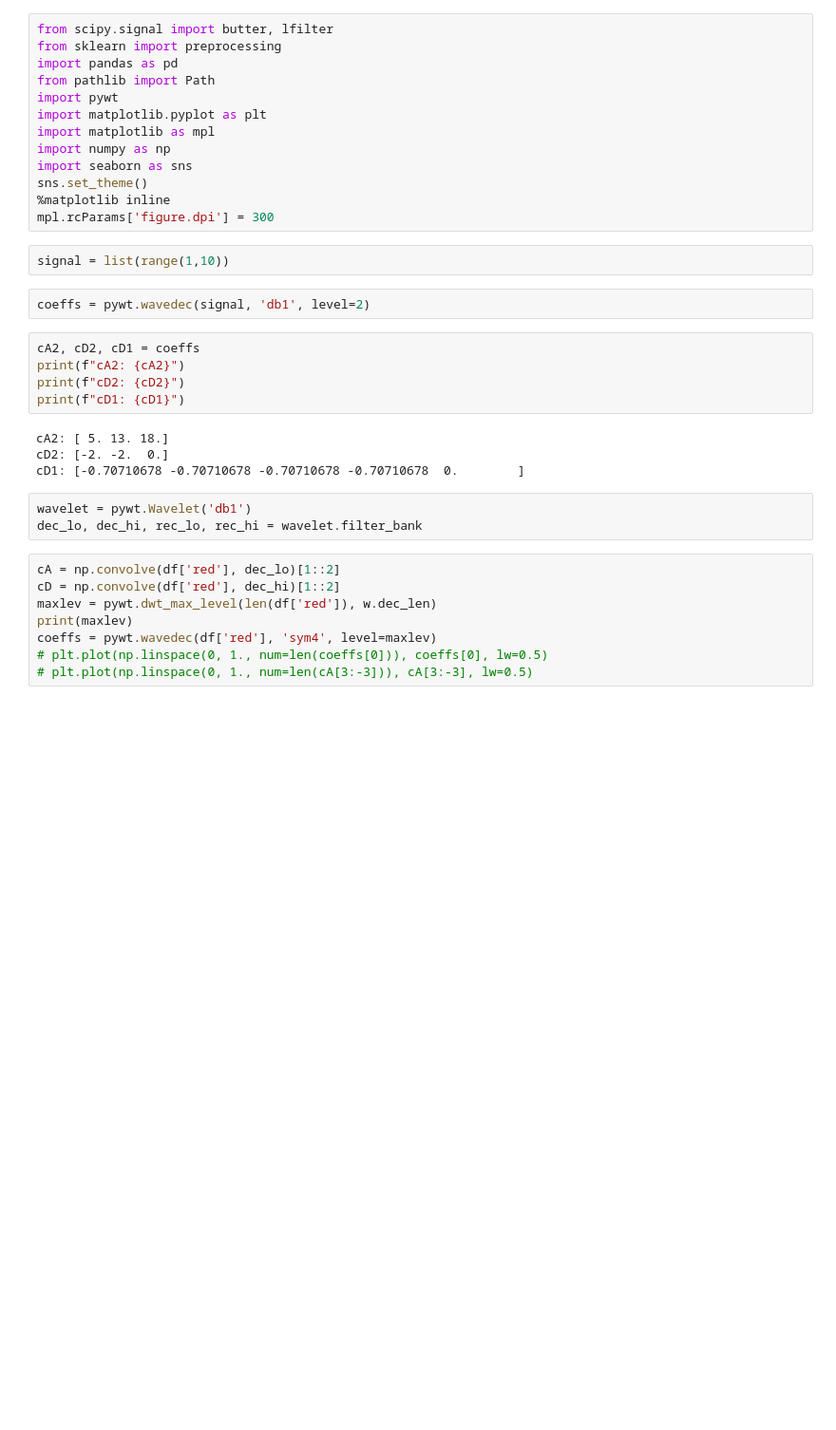
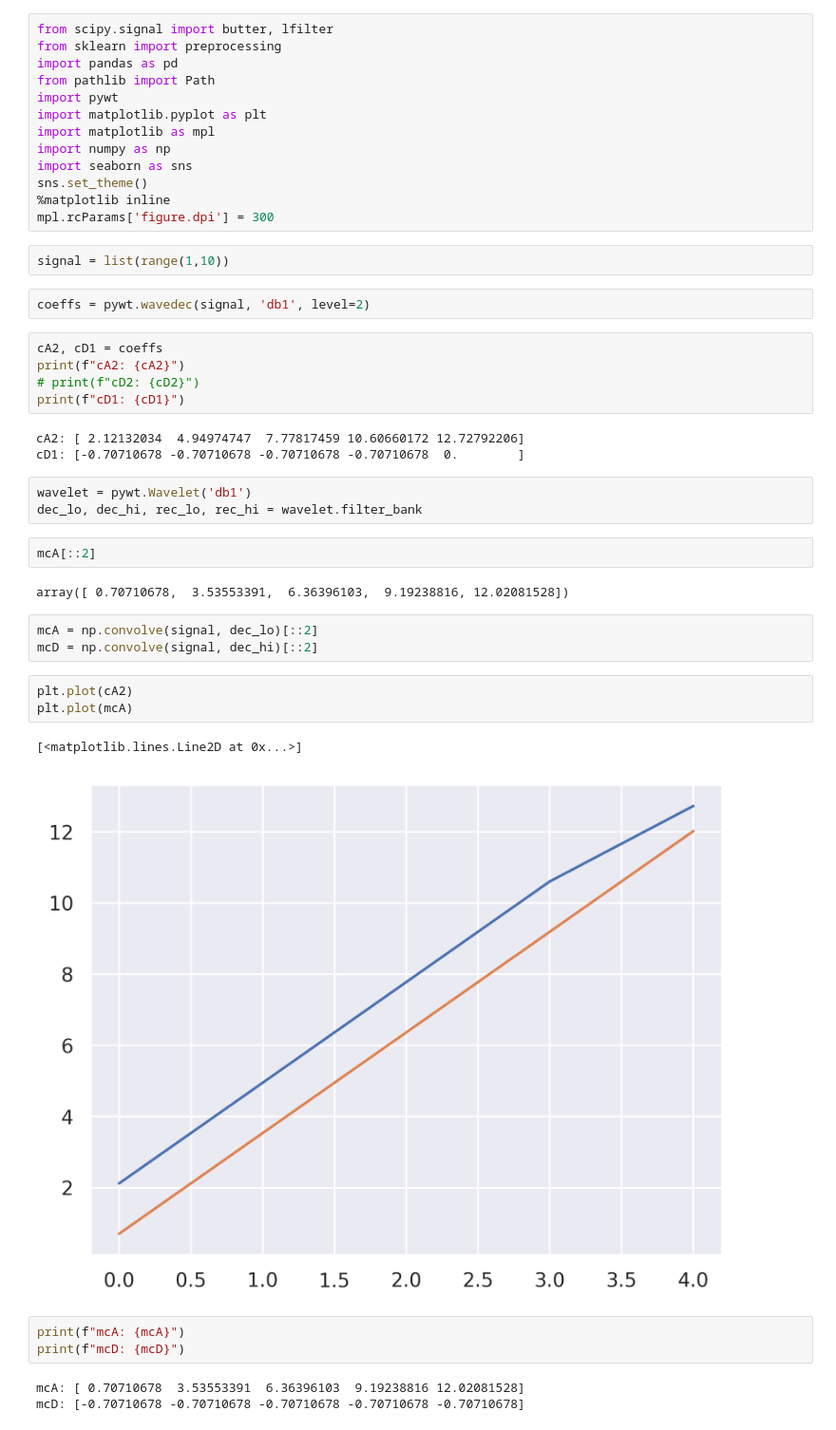
Before and after one commit to MyAlyce/myalyce_wavelet_and_classifier_tests, a Jupyter notebook: wavelets.ipynb, the cells around one changed output. Shown at 95% size. Drawn from its saved outputs; the diff is of its cells as text; blank space fills up the shorter version.

```diff
--- a/wavelets.ipynb
+++ b/wavelets.ipynb
@@ -16,22 +16,32 @@ signal = list(range(1,10))
 # %%
 coeffs = pywt.wavedec(signal, 'db1', level=2)
 # %%
-cA2, cD2, cD1 = coeffs
+cA2, cD1 = coeffs
 print(f"cA2: {cA2}")
-print(f"cD2: {cD2}")
+# print(f"cD2: {cD2}")
 print(f"cD1: {cD1}")
 # %% [output]
-cA2: [ 5. 13. 18.]
-cD2: [-2. -2.  0.]
+cA2: [ 2.12132034  4.94974747  7.77817459 10.60660172 12.72792206]
 cD1: [-0.70710678 -0.70710678 -0.70710678 -0.70710678  0.        ]
 # %%
 wavelet = pywt.Wavelet('db1')
 dec_lo, dec_hi, rec_lo, rec_hi = wavelet.filter_bank
+# %%
+mcA[::2]
+# %% [output]
+array([ 0.70710678,  3.53553391,  6.36396103,  9.19238816, 12.02081528])
 # %%
-cA = np.convolve(df['red'], dec_lo)[1::2]
-cD = np.convolve(df['red'], dec_hi)[1::2]
-maxlev = pywt.dwt_max_level(len(df['red']), w.dec_len)
-print(maxlev)
-coeffs = pywt.wavedec(df['red'], 'sym4', level=maxlev)
-# plt.plot(np.linspace(0, 1., num=len(coeffs[0])), coeffs[0], lw=0.5)
-# plt.plot(np.linspace(0, 1., num=len(cA[3:-3])), cA[3:-3], lw=0.5)
+mcA = np.convolve(signal, dec_lo)[::2]
+mcD = np.convolve(signal, dec_hi)[::2]
+# %%
+plt.plot(cA2)
+plt.plot(mcA)
+# %% [output]
+[<matplotlib.lines.Line2D at 0x...>]
+[figure, added]
+# %%
+print(f"mcA: {mcA}")
+print(f"mcD: {mcD}")
+# %% [output]
+mcA: [ 0.70710678  3.53553391  6.36396103  9.19238816 12.02081528]
+mcD: [-0.70710678 -0.70710678 -0.70710678 -0.70710678 -0.70710678]
```
Also changed, not shown: parts of 3 cells of this notebook.
